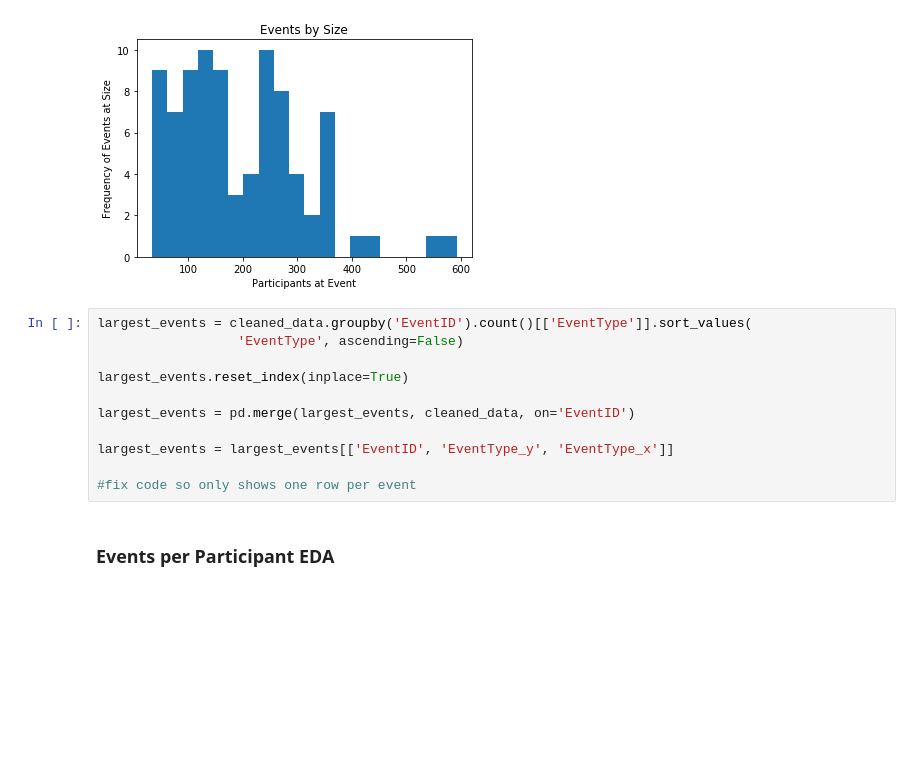
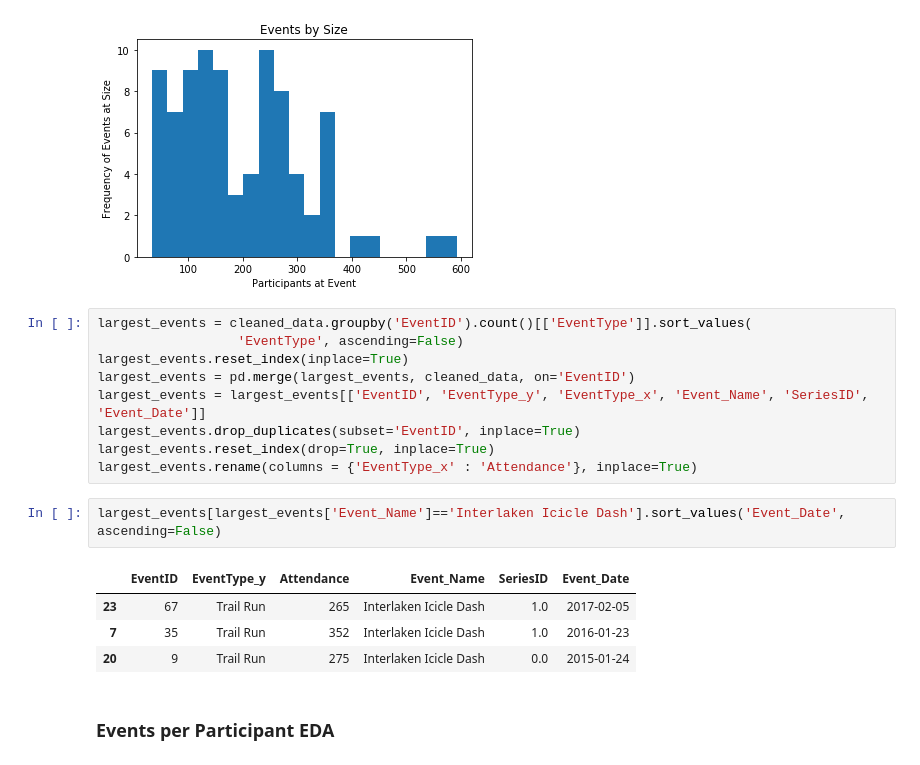
Before and after one commit to gcnuss/trailrun_participation, a Jupyter notebook: model/eda_and_otherplots.ipynb, the cells around one changed output. Drawn from its saved outputs; the diff is of its cells as text; blank space fills up the shorter version.

Commit message:
additional model results analysis and EDA; started resolving data issue with series ID assignments

```diff
--- a/model/eda_and_otherplots.ipynb
+++ b/model/eda_and_otherplots.ipynb
@@ -69,14 +69,19 @@ plt.ylabel('Frequency of Events at Size');
 # %%
 largest_events = cleaned_data.groupby('EventID').count()[['EventType']].sort_values(
                   'EventType', ascending=False)
-
 largest_events.reset_index(inplace=True)
-
 largest_events = pd.merge(largest_events, cleaned_data, on='EventID')
-
-largest_events = largest_events[['EventID', 'EventType_y', 'EventType_x']]
-
-#fix code so only shows one row per event
+largest_events = largest_events[['EventID', 'EventType_y', 'EventType_x', 'Event_Name', 'SeriesID', 'Event_Date']]
+largest_events.drop_duplicates(subset='EventID', inplace=True)
+largest_events.reset_index(drop=True, inplace=True)
+largest_events.rename(columns = {'EventType_x' : 'Attendance'}, inplace=True)
+# %%
+largest_events[largest_events['Event_Name']=='Interlaken Icicle Dash'].sort_values('Event_Date', ascending=False)
+# %% [output]
+|  | EventID | EventType_y | Attendance | Event_Name | SeriesID | Event_Date |
+| 23 | 67 | Trail Run | 265 | Interlaken Icicle Dash | 1.0 | 2017-02-05 |
+| 7 | 35 | Trail Run | 352 | Interlaken Icicle Dash | 1.0 | 2016-01-23 |
+| 20 | 9 | Trail Run | 275 | Interlaken Icicle Dash | 0.0 | 2015-01-24 |
 # %% [markdown]
 ### Events per Participant EDA
 # %%
```
Also changed, not shown: parts of 3 cells of this notebook, 3 other files.
